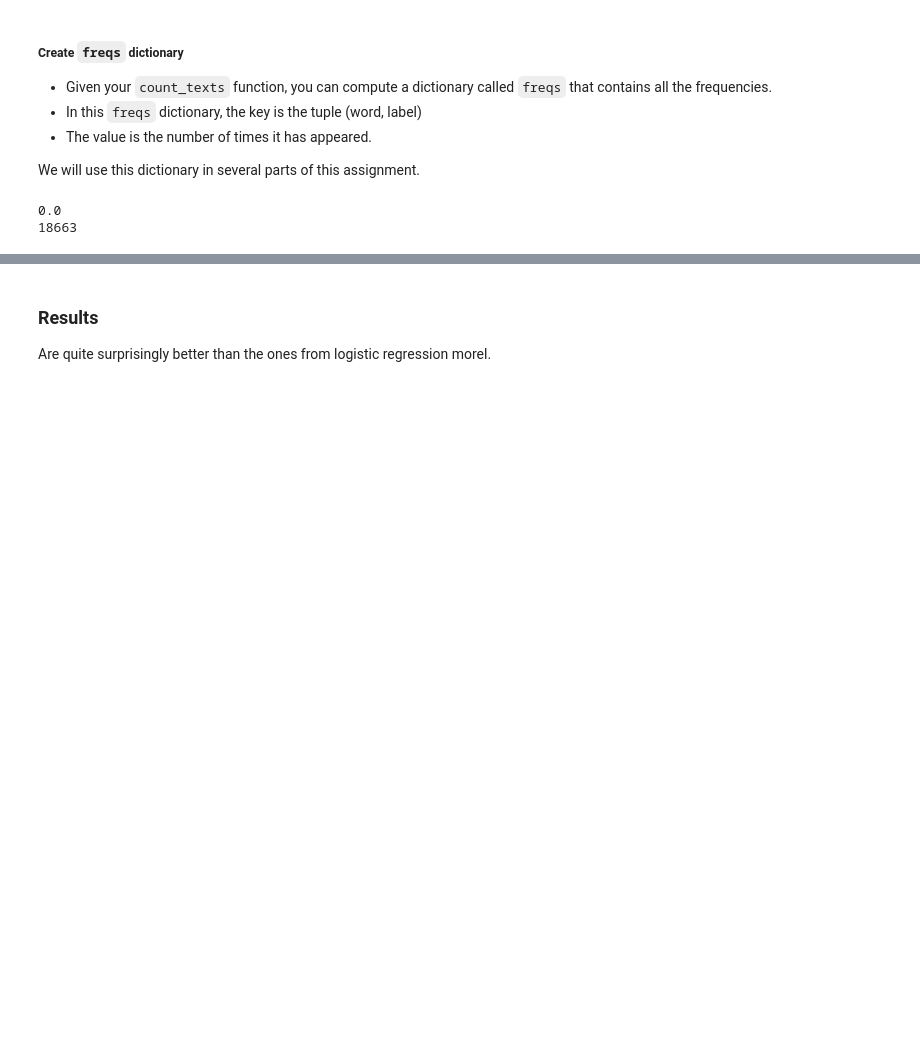
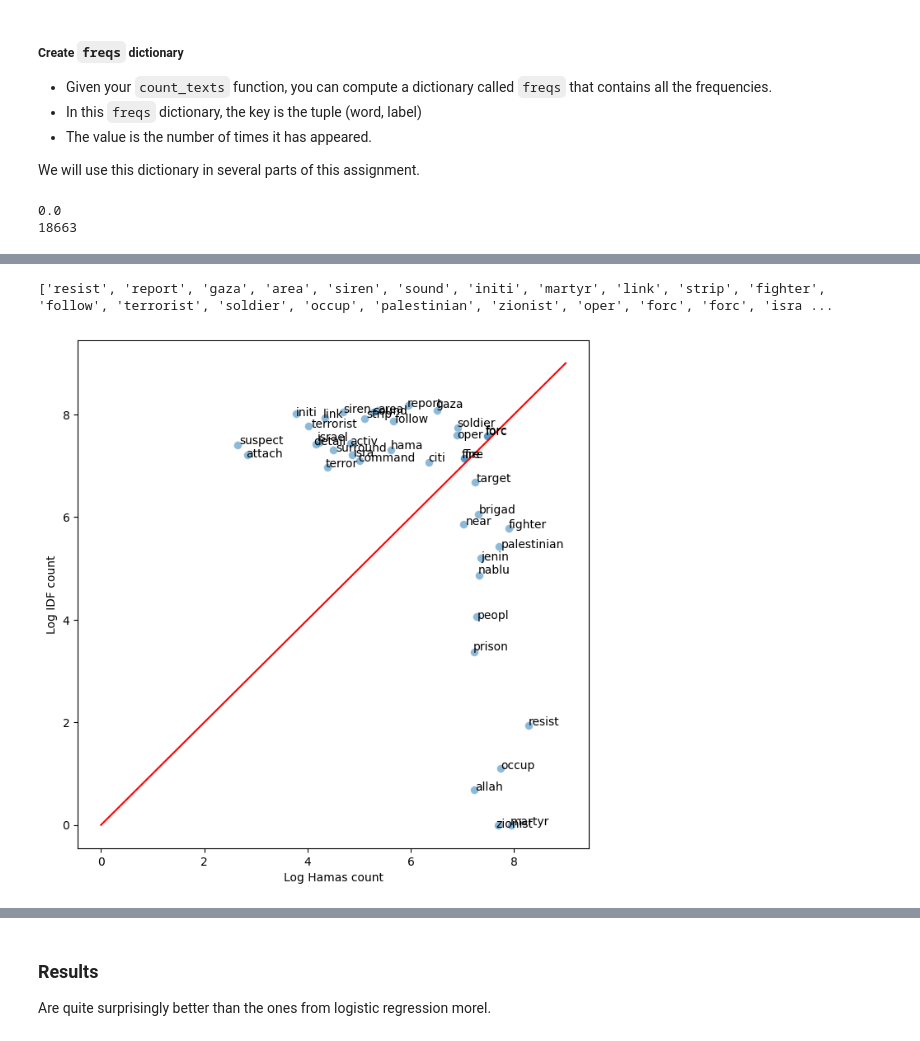
Before and after one commit to Snapchik/chat_analysis, a Jupyter notebook: Naive_Bayes_which_chat.ipynb, the cells around one changed output, grey strips where cells are left out. Drawn from its saved outputs; the diff is of its cells as text; code cells hidden in the pictures; blank space fills up the shorter version.

Commit message:
refactor(version 0.2): added plotting
mostly plotting and some refactoring for printing visibility

```diff
--- a/Naive_Bayes_which_chat.ipynb
+++ b/Naive_Bayes_which_chat.ipynb
@@ -133,0 +129,61 @@ Naive Bayes accuracy = 0.9975
+# %%
+sorted_freqs = dict(sorted(freqs.items(), key=lambda item: item[1], reverse=True))
+
+# Extracting the top 50 items
+top_50_items = list(sorted_freqs.items())[:50]
+
+# Extract just the words from the top 50 items
+top_50_words = [key[0] for key, value in top_50_items]
+
+# Filtering words with more than 3 characters
+filtered_words = [word for word in top_50_words if len(word) > 3]
+
+# Print the filtered list of words
+print(filtered_words)
+
+# each element consist of a sublist with this pattern: [<word>, <Hamas_count>, <IDF_count>]
+data = []
+
+# loop through our selected words
+for word in filtered_words:
+
+    # initialize Hamas and IDF counts
+    ham = 0
+    idf = 0
+
+    # retrieve number of Hamas counts
+    if (word, 1) in freqs:
+        ham = freqs[(word, 1)]
+
+    # retrieve number of IDF counts
+    if (word, 0) in freqs:
+        idf = freqs[(word, 0)]
+
+    # append the word counts to the table
+    data.append([word, ham, idf])
+# %% [output]
+['resist', 'report', 'gaza', 'area', 'siren', 'sound', 'initi', 'martyr', 'link', 'strip', 'fighter', 'follow', 'terrorist', 'soldier', 'occup', 'palestinian', 'zionist', 'oper', 'forc', 'forc', 'isra ...
+# %%
+# convert raw counts to logarithmic scale. we add 1 to avoid log(0)
+x = np.log([x[1] + 1 for x in data])
+y = np.log([x[2] + 1 for x in data])
+
+# Create a scatter plot with smaller, transparent markers
+fig, ax = plt.subplots(figsize=(8, 8))
+ax.scatter(x, y, s=50, alpha=0.5, edgecolors='w', linewidth=0.5)
+
+# Assign axis labels
+plt.xlabel("Log Hamas count")
+plt.ylabel("Log IDF count")
+
+# Add jitter to the annotations to reduce overlap
+jitter = 0.05
+for i in range(len(data)):
+    ax.annotate(data[i][0], (x[i] + np.random.uniform(-jitter, jitter), y[i] + np.random.uniform(-jitter, jitter)), fontsize=10)
+
+# Plot the red line that divides the 2 areas
+ax.plot([0, 9], [0, 9], color='red')
+
+plt.show()
+# %% [output]
+[figure, added]
```
Also changed, not shown: parts of 13 cells of this notebook.
